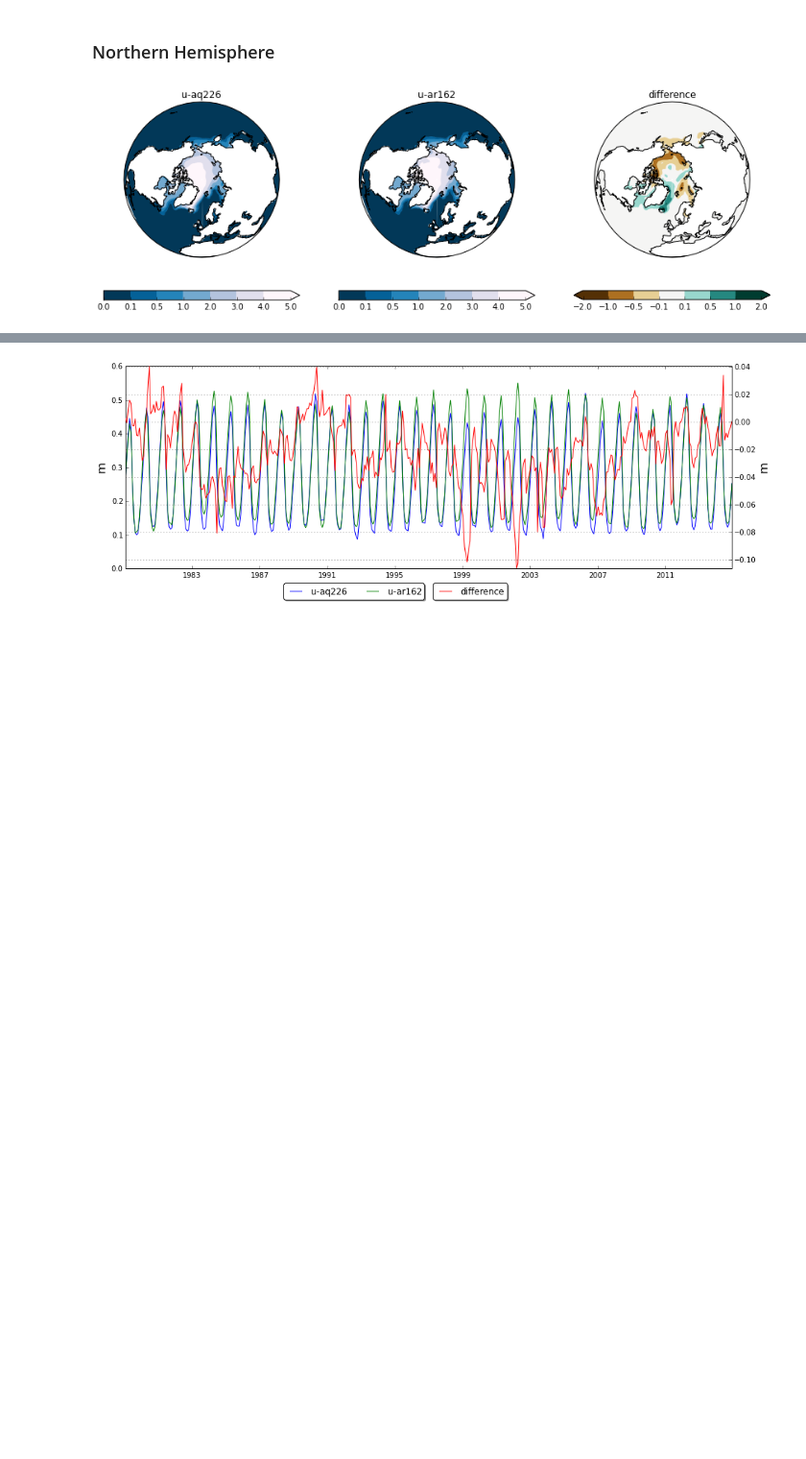
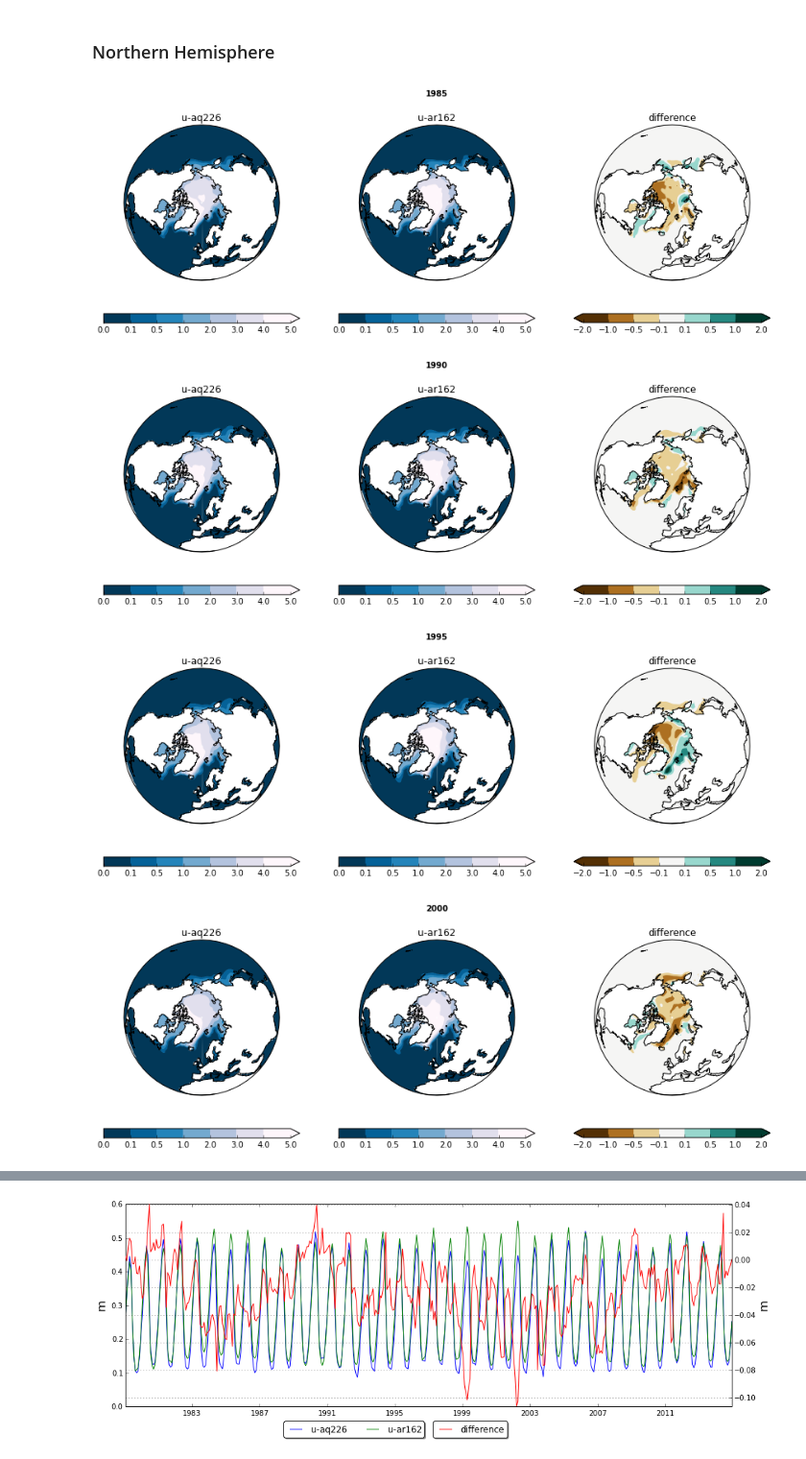
Before and after one commit to douglask3/albedo_teleconection, a Jupyter notebook: Untitled1.ipynb, the cells around one changed output, grey strips where cells are left out. Shown at 96% size. Cells and saved outputs as stored; diff of their text form; code cells hidden in the pictures; blank space fills up the shorter version.

```diff
--- a/Untitled1.ipynb
+++ b/Untitled1.ipynb
@@ -36,7 +36,7 @@ dcmap = 'BrBG'
 levels = [0.0, 0.1, 0.5, 1.0, 2.0, 3.0, 4.0, 5.0]
 dlevels =[-2.0, -1.0, -0.5, -0.1, 0.1, 0.5, 1.0, 2.0]
 
-mapLast_n_years = 5
+map_n_years = 5
 # %%
 def loadJobs(dirs, code):
     cubes = [load_stash_dir(dir , code) for dir in dirs]
@@ -65,12 +65,12 @@ unknown / (m)                       (time: 432; latitude: 144; longitude: 192)
      Cell methods:
           mean: time (1 hour)
 # %%
-def extract_cube_last_nYears(cube, mapLast_n_years):
+def extract_cube_last_nYears(cube, mapLast_n_years, last_year = None):
 
     try: iris.coord_categorisation.add_year(cube, 'time', name='year')
     except: pass
 
-    last_year  = cube.coord('year').points[-1]
+    if last_year is None: last_year  = cube.coord('year').points[-1]
     years_from = last_year - mapLast_n_years
     years = np.arange(years_from, last_year)
 
@@ -79,22 +79,24 @@ def extract_cube_last_nYears(cube, mapLast_n_years):
 
     return cube
 # %%
-def extract_map_and_plot(cube, title, extract = True, *args, **kw):
-    cube = extract_cube_last_nYears(cube, mapLast_n_years)
+def extract_map_and_plot(cube, title, extract = True, last_year = None, *args, **kw):
+    cube = extract_cube_last_nYears(cube, mapLast_n_years, last_year)
     cube = cube.collapsed('time', iris.analysis.MEAN)
 
     plot_lonely_cube(cube, N = 1, M = 3, *args, **kw)
     plt.title(title)
     return(cube)
 
-def plot_projection(*args, **kw):
+def plot_projection(last_year = None, *args, **kw):
     plt.rcParams['figure.figsize'] = (15.0, 5.0)
 
-    maps = [extract_map_and_plot(c, j, n = n, extend = 'max', cmap = cmap, levels = levels, *args, **kw)  for c, j, n in zip(sea_ice, jobs, [1,2])]
+    maps = [extract_map_and_plot(c, j, n = n, extend = 'max', cmap = cmap, levels = levels, last_year = last_year, *args, **kw)
+            for c, j, n in zip(sea_ice, jobs, [1,2])]
 
     plot_lonely_cube(maps[0] - maps[1], N = 1, M = 3, n = 3,
                      cmap = dcmap, levels = dlevels, extend = 'both', *args, **kw)
     plt.title('difference')
+    if last_year is not None: plt.figtext(0.5, 1.0, last_year, fontdict = None, fontweight = 'extra bold')
 # %% [markdown]
 ### Global
 # %%
@@ -105,6 +107,11 @@ plot_projection(projection = ccrs.PlateCarree())
 ### Northern Hemisphere
 # %%
 projection=ccrs.Orthographic(0.0, 90.0)
-plot_projection(projection = projection)
+for yr in [1985, 1990, 1995, 2000, 2005, 2010, 2015]:
+    plot_projection(projection = projection, last_year = yr)
+    plt.show()
 # %% [output]
-[figure, old version]
+[figure, new version]
+[figure, added]
+[figure, added]
+[figure, added]
```
Also changed, not shown: parts of 1 cell of this notebook.
